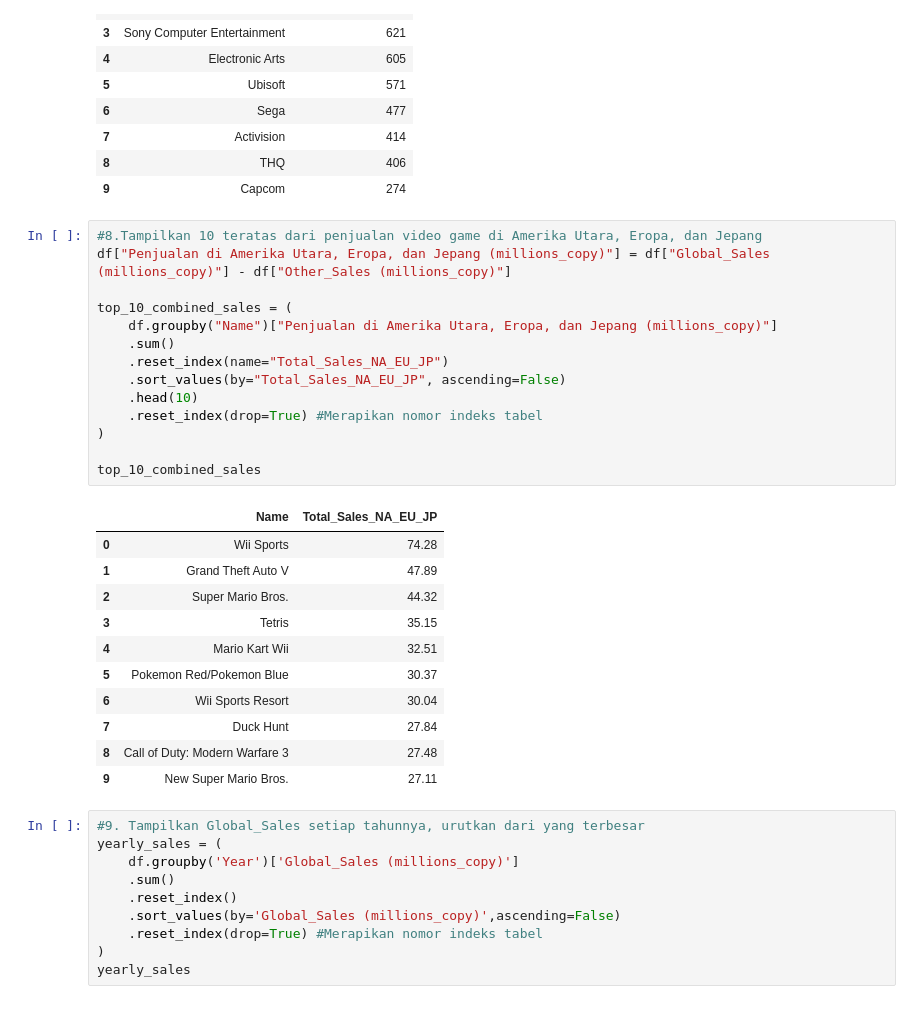
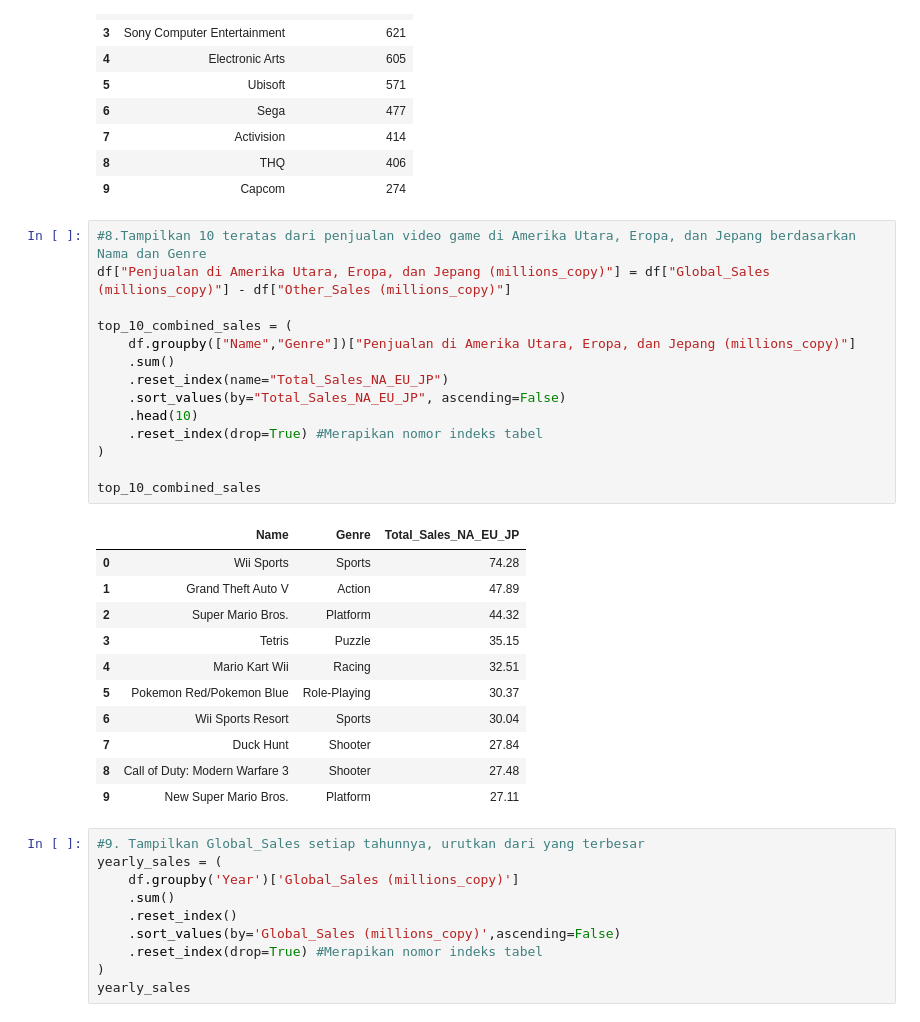
Before and after one commit to dewitrilestari/BLKPP-DIY-VS-CODE, a Jupyter notebook: Mini_Project_Kelompok_2.ipynb, the cells around one changed output. Cells and saved outputs as stored; diff of their text form.

```diff
--- a/Mini_Project_Kelompok_2.ipynb
+++ b/Mini_Project_Kelompok_2.ipynb
@@ -407,31 +403,31 @@ publisher_game_count
 | 8 | THQ | 406 |
 | 9 | Capcom | 274 |
 # %%
-#8.Tampilkan 10 teratas dari penjualan video game di Amerika Utara, Eropa, dan Jepang
+#8.Tampilkan 10 teratas dari penjualan video game di Amerika Utara, Eropa, dan Jepang berdasarkan Nama dan Genre
 df["Penjualan di Amerika Utara, Eropa, dan Jepang (millions_copy)"] = df["Global_Sales (millions_copy)"] - df["Other_Sales (millions_copy)"]
 
 top_10_combined_sales = (
-    df.groupby("Name")["Penjualan di Amerika Utara, Eropa, dan Jepang (millions_copy)"]
+    df.groupby(["Name","Genre"])["Penjualan di Amerika Utara, Eropa, dan Jepang (millions_copy)"]
     .sum()
     .reset_index(name="Total_Sales_NA_EU_JP")
     .sort_values(by="Total_Sales_NA_EU_JP", ascending=False)
     .head(10)
     .reset_index(drop=True) #Merapikan nomor indeks tabel
 )
 
 top_10_combined_sales
 # %% [output]
-|  | Name | Total_Sales_NA_EU_JP |
-| 0 | Wii Sports | 74.28 |
-| 1 | Grand Theft Auto V | 47.89 |
-| 2 | Super Mario Bros. | 44.32 |
-| 3 | Tetris | 35.15 |
-| 4 | Mario Kart Wii | 32.51 |
-| 5 | Pokemon Red/Pokemon Blue | 30.37 |
-| 6 | Wii Sports Resort | 30.04 |
-| 7 | Duck Hunt | 27.84 |
-| 8 | Call of Duty: Modern Warfare 3 | 27.48 |
-| 9 | New Super Mario Bros. | 27.11 |
+|  | Name | Genre | Total_Sales_NA_EU_JP |
+| 0 | Wii Sports | Sports | 74.28 |
+| 1 | Grand Theft Auto V | Action | 47.89 |
+| 2 | Super Mario Bros. | Platform | 44.32 |
+| 3 | Tetris | Puzzle | 35.15 |
+| 4 | Mario Kart Wii | Racing | 32.51 |
+| 5 | Pokemon Red/Pokemon Blue | Role-Playing | 30.37 |
+| 6 | Wii Sports Resort | Sports | 30.04 |
+| 7 | Duck Hunt | Shooter | 27.84 |
+| 8 | Call of Duty: Modern Warfare 3 | Shooter | 27.48 |
+| 9 | New Super Mario Bros. | Platform | 27.11 |
 # %%
 #9. Tampilkan Global_Sales setiap tahunnya, urutkan dari yang terbesar
 yearly_sales = (
```
Also changed, not shown: parts of 5 cells of this notebook.
